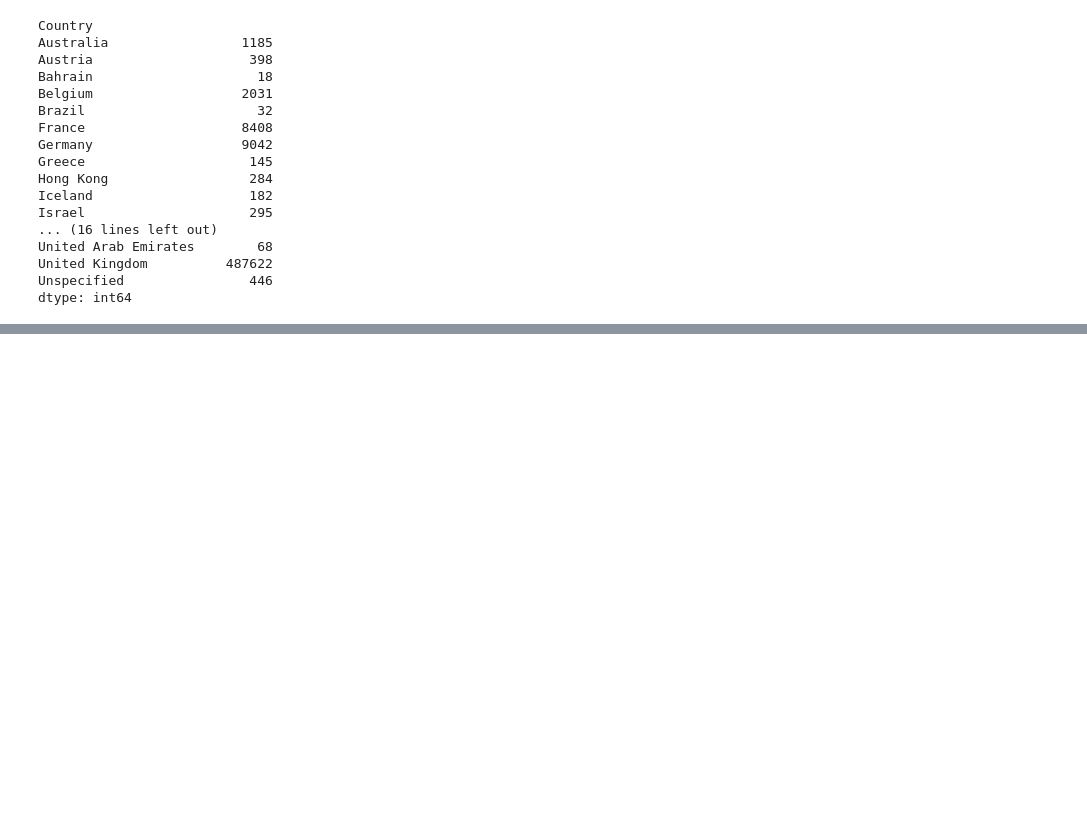
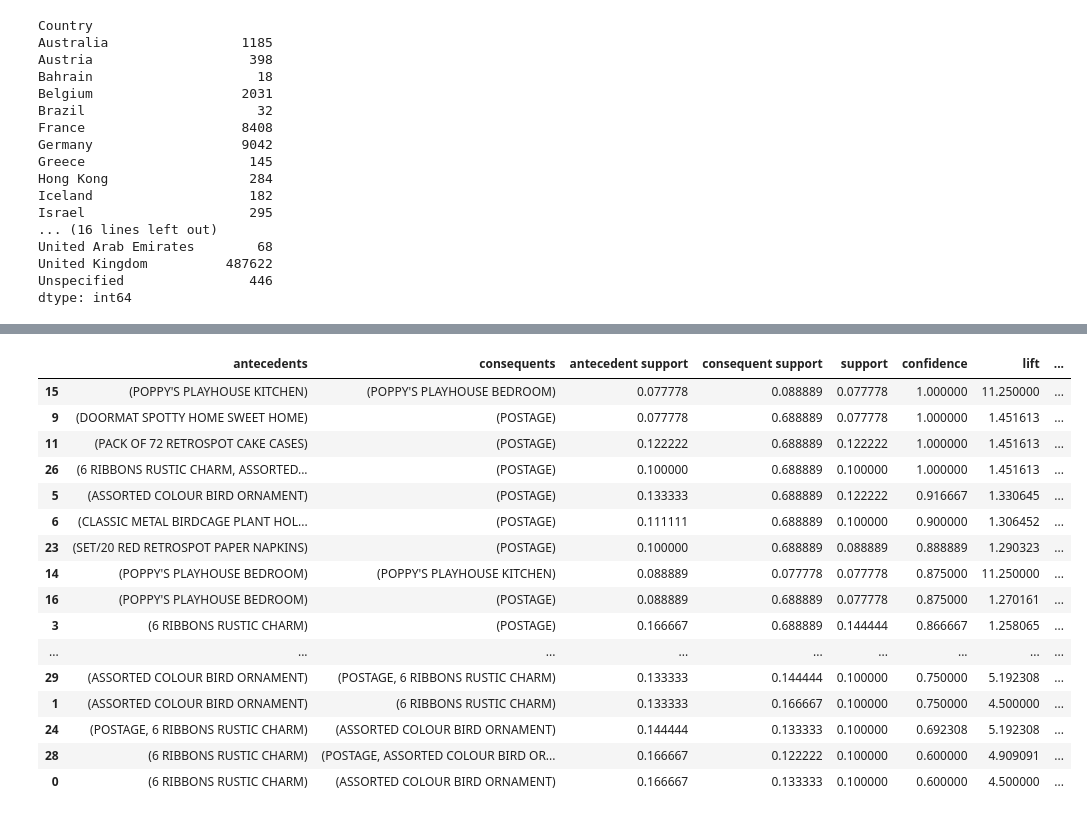
Before and after one commit to zinakhazaee/MachineLearning-UnsupervisedLearning-Association, a Jupyter notebook: AssignmentData.ipynb, the cells around one changed output, grey strips where cells are left out. Saved outputs shown, nothing was run; the diff lists cells and outputs as text; code cells hidden in the pictures; blank space fills up the shorter version.

```diff
--- a/AssignmentData.ipynb
+++ b/AssignmentData.ipynb
@@ -166,0 +123,4 @@ best_rules2.sort_values(by='confidence', ascending=False)
+# %%
+basket_set_Spain = basket_Spain.applymap(encode_units)
+frequent_items_Spain = apriori(basket_set_Spain , min_support= 0.07 , use_colnames= True)
+frequent_items_Spain.head()
@@ -166,0 +199,22 @@ best_rules2.sort_values(by='confidence', ascending=False)
+# %%
+rules_Spain = association_rules(frequent_items_Spain, metric='lift',min_threshold= 1)
+best_rules_Spain = rules_Spain[(rules_Spain['lift'] >= 0.6) & (rules_Spain['confidence'] >= 0.6)]
+best_rules_Spain.sort_values(by='confidence', ascending=False)
+# %% [output]
+|  | antecedents | consequents | antecedent support | consequent support | support | confidence | lift | ... |
+| 15 | (POPPY'S PLAYHOUSE KITCHEN) | (POPPY'S PLAYHOUSE BEDROOM) | 0.077778 | 0.088889 | 0.077778 | 1.000000 | 11.250000 | ... |
+| 9 | (DOORMAT SPOTTY HOME SWEET HOME) | (POSTAGE) | 0.077778 | 0.688889 | 0.077778 | 1.000000 | 1.451613 | ... |
+| 11 | (PACK OF 72 RETROSPOT CAKE CASES) | (POSTAGE) | 0.122222 | 0.688889 | 0.122222 | 1.000000 | 1.451613 | ... |
+| 26 | (6 RIBBONS RUSTIC CHARM, ASSORTED... | (POSTAGE) | 0.100000 | 0.688889 | 0.100000 | 1.000000 | 1.451613 | ... |
+| 5 | (ASSORTED COLOUR BIRD ORNAMENT) | (POSTAGE) | 0.133333 | 0.688889 | 0.122222 | 0.916667 | 1.330645 | ... |
+| 6 | (CLASSIC METAL BIRDCAGE PLANT HOL... | (POSTAGE) | 0.111111 | 0.688889 | 0.100000 | 0.900000 | 1.306452 | ... |
+| 23 | (SET/20 RED RETROSPOT PAPER NAPKINS) | (POSTAGE) | 0.100000 | 0.688889 | 0.088889 | 0.888889 | 1.290323 | ... |
+| 14 | (POPPY'S PLAYHOUSE BEDROOM) | (POPPY'S PLAYHOUSE KITCHEN) | 0.088889 | 0.077778 | 0.077778 | 0.875000 | 11.250000 | ... |
+| 16 | (POPPY'S PLAYHOUSE BEDROOM) | (POSTAGE) | 0.088889 | 0.688889 | 0.077778 | 0.875000 | 1.270161 | ... |
+| 3 | (6 RIBBONS RUSTIC CHARM) | (POSTAGE) | 0.166667 | 0.688889 | 0.144444 | 0.866667 | 1.258065 | ... |
+| ... | ... | ... | ... | ... | ... | ... | ... | ... |
+| 29 | (ASSORTED COLOUR BIRD ORNAMENT) | (POSTAGE, 6 RIBBONS RUSTIC CHARM) | 0.133333 | 0.144444 | 0.100000 | 0.750000 | 5.192308 | ... |
+| 1 | (ASSORTED COLOUR BIRD ORNAMENT) | (6 RIBBONS RUSTIC CHARM) | 0.133333 | 0.166667 | 0.100000 | 0.750000 | 4.500000 | ... |
+| 24 | (POSTAGE, 6 RIBBONS RUSTIC CHARM) | (ASSORTED COLOUR BIRD ORNAMENT) | 0.144444 | 0.133333 | 0.100000 | 0.692308 | 5.192308 | ... |
+| 28 | (6 RIBBONS RUSTIC CHARM) | (POSTAGE, ASSORTED COLOUR BIRD OR... | 0.166667 | 0.122222 | 0.100000 | 0.600000 | 4.909091 | ... |
+| 0 | (6 RIBBONS RUSTIC CHARM) | (ASSORTED COLOUR BIRD ORNAMENT) | 0.166667 | 0.133333 | 0.100000 | 0.600000 | 4.500000 | ... |
```
Also changed, not shown: parts of 19 cells of this notebook.
